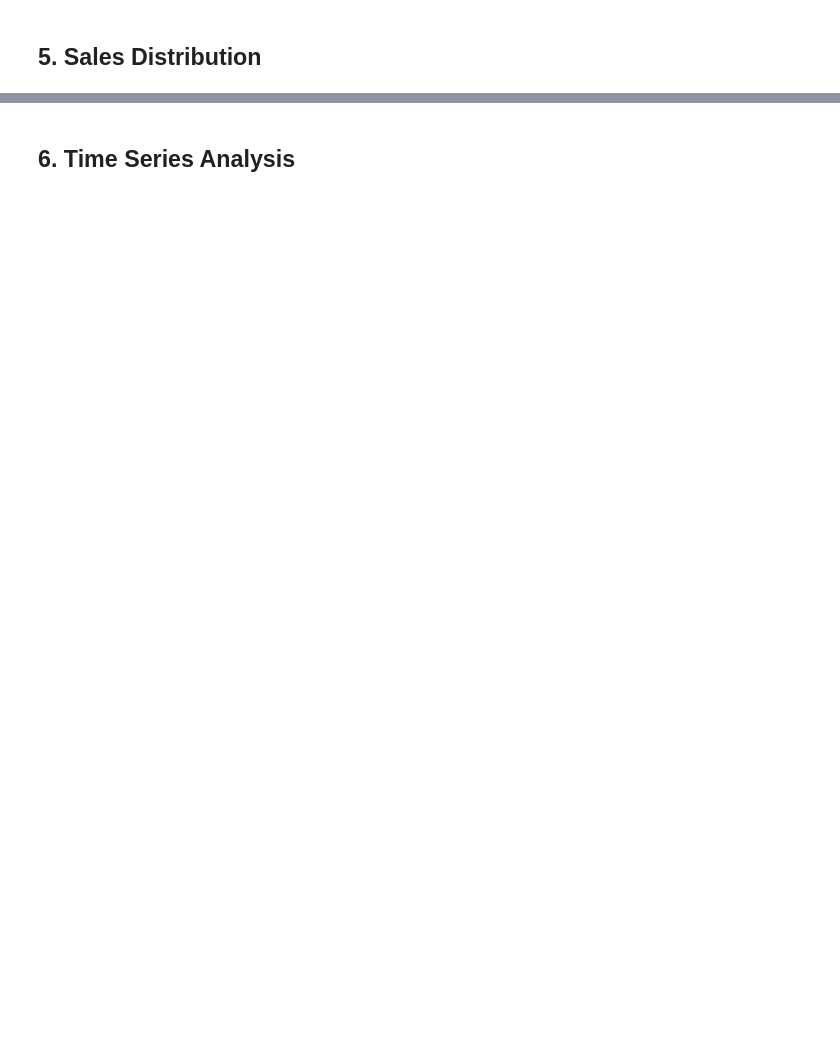
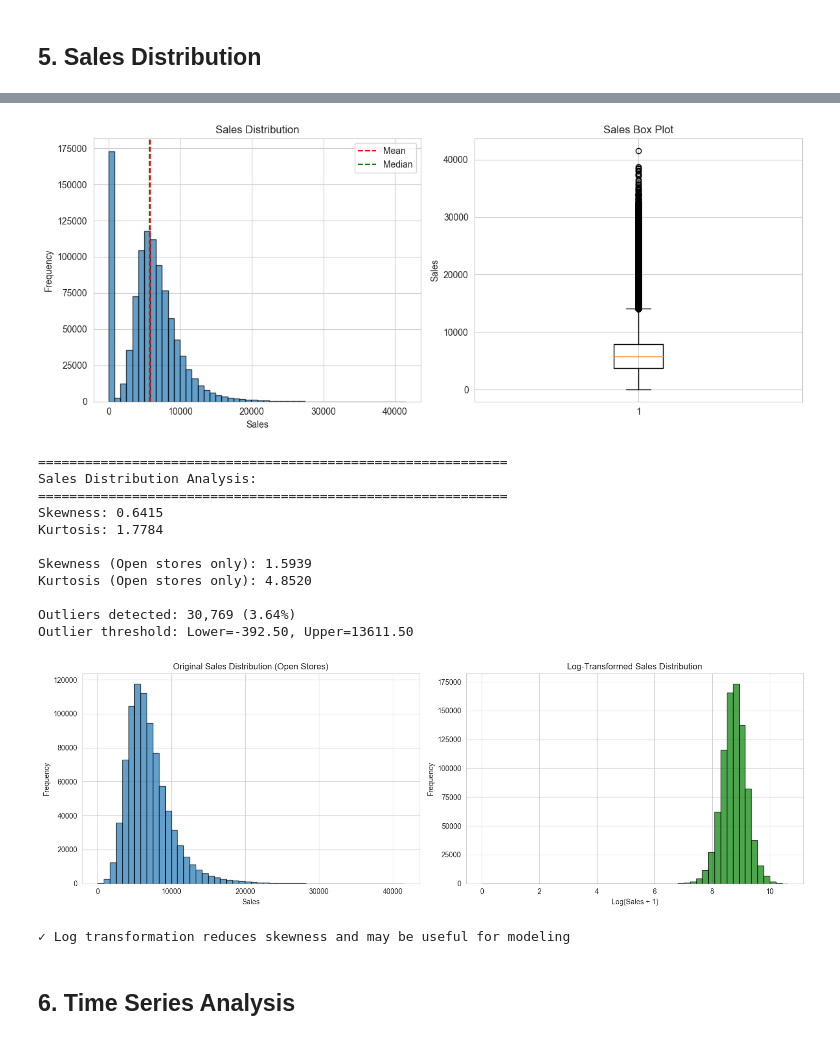
Before and after one commit to mulsewm/rossmann-sales-forecasting, a Jupyter notebook: notebooks/01_data_exploration.ipynb, the cells around one changed output, grey strips where cells are left out. Saved outputs shown, nothing was run; the diff lists cells and outputs as text; code cells hidden in the pictures; blank space fills up the shorter version.

```diff
--- a/notebooks/01_data_exploration.ipynb
+++ b/notebooks/01_data_exploration.ipynb
@@ -127,0 +205,42 @@ plot_sales_distribution(train_df)
+# %%
+# Plot sales distribution
+plot_sales_distribution(train_df)
+
+# Analyze skewness and outliers
+from scipy import stats
+
+print("\n" + "="*60)
+print("Sales Distribution Analysis:")
+print("="*60)
+print(f"Skewness: {train_df['Sales'].skew():.4f}")
+print(f"Kurtosis: {train_df['Sales'].kurtosis():.4f}")
+
+# Remove zero sales (store closed) for better distribution analysis
+sales_open = train_df[train_df['Open'] == 1]['Sales']
+print(f"\nSkewness (Open stores only): {sales_open.skew():.4f}")
+print(f"Kurtosis (Open stores only): {sales_open.kurtosis():.4f}")
+
+# Detect outliers using IQR method
+Q1 = sales_open.quantile(0.25)
+Q3 = sales_open.quantile(0.75)
+IQR = Q3 - Q1
+outliers = sales_open[(sales_open < Q1 - 1.5*IQR) | (sales_open > Q3 + 1.5*IQR)]
+print(f"\nOutliers detected: {len(outliers):,} ({len(outliers)/len(sales_open)*100:.2f}%)")
+print(f"Outlier threshold: Lower={Q1-1.5*IQR:.2f}, Upper={Q3+1.5*IQR:.2f}")
+
+# Log transformation preview
+fig, axes = plt.subplots(1, 2, figsize=(15, 5))
+axes[0].hist(sales_open, bins=50, edgecolor='black', alpha=0.7)
+axes[0].set_title('Original Sales Distribution (Open Stores)')
+axes[0].set_xlabel('Sales')
+axes[0].set_ylabel('Frequency')
+
+axes[1].hist(np.log1p(sales_open), bins=50, edgecolor='black', alpha=0.7, color='green')
+axes[1].set_title('Log-Transformed Sales Distribution')
+axes[1].set_xlabel('Log(Sales + 1)')
+axes[1].set_ylabel('Frequency')
+plt.tight_layout()
+plt.show()
+
+print("\n✓ Log transformation reduces skewness and may be useful for modeling")
+# %% [output]
@@ -128,2 +248,16 @@ plot_sales_distribution(train_df)
+[figure, added]
+============================================================
+Sales Distribution Analysis:
+============================================================
+Skewness: 0.6415
+Kurtosis: 1.7784
+
+Skewness (Open stores only): 1.5939
+Kurtosis (Open stores only): 4.8520
+
+Outliers detected: 30,769 (3.64%)
+Outlier threshold: Lower=-392.50, Upper=13611.50
+[figure, added]
+✓ Log transformation reduces skewness and may be useful for modeling
 # %% [markdown]
 ## 6. Time Series Analysis
```
Also changed, not shown: parts of 22 cells of this notebook, 1 other file.
